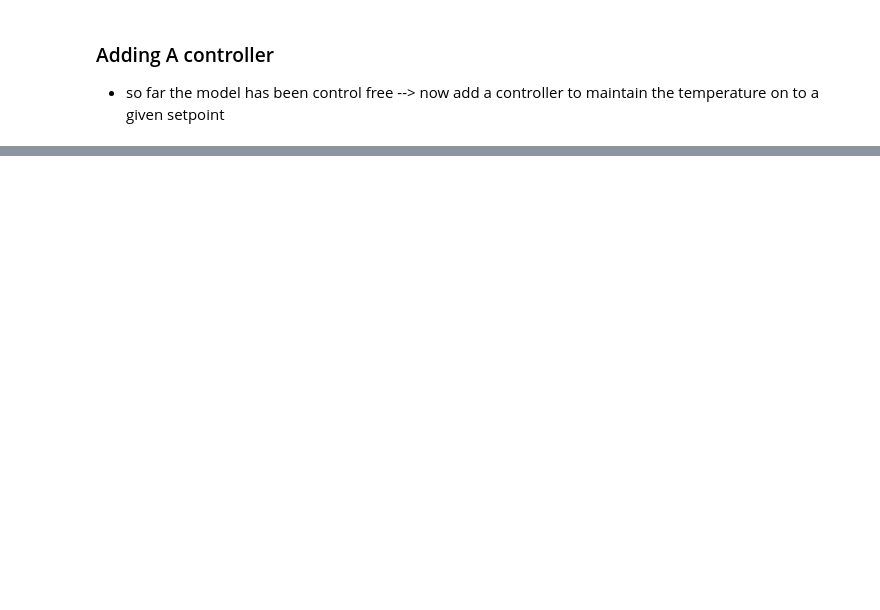
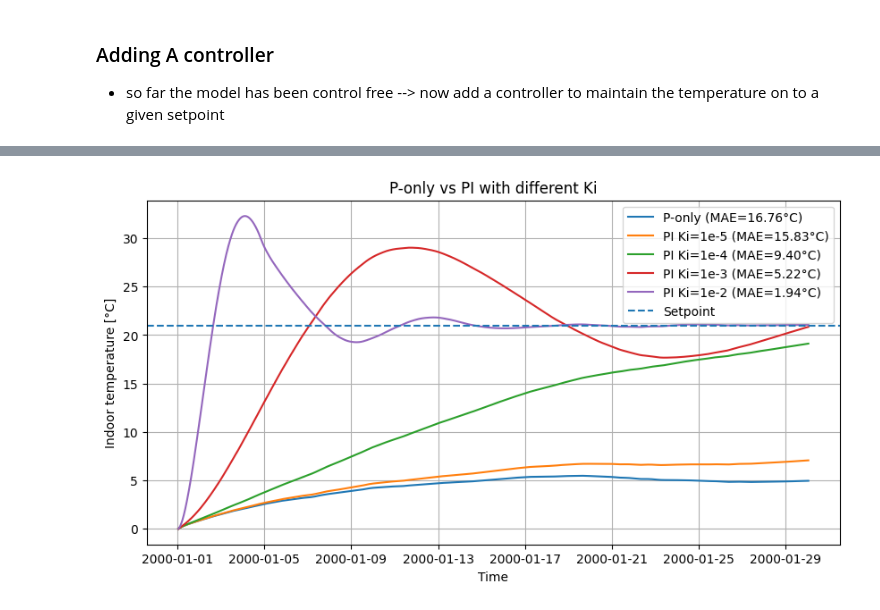
Before and after one commit to bethagle/-dm4bem_bethagle, a Jupyter notebook: experiment.ipynb, the cells around one changed output, grey strips where cells are left out. Cells and saved outputs as stored; diff of their text form; code cells hidden in the pictures; blank space fills up the shorter version.

```diff
--- a/experiment.ipynb
+++ b/experiment.ipynb
@@ -540,0 +810,85 @@ plt.show()
+# %%
+import numpy as np
+import matplotlib.pyplot as plt
+
+
+u_base = np.vstack([air_temp, solar_rad_wall])
+u_base = np.vstack([u_base, np.zeros((1, met.shape[0]), dtype=float)])
+
+i_air = -1
+Ieye = np.eye(As.shape[0])
+Pmin, Pmax = 0.0, 3000.0
+Kp = 1.1
+Ki_sweep = [0.0, 1e-5, 1e-4, 1e-3, 1e-2]
+labels = ["P-only", "PI Ki=1e-5", "PI Ki=1e-4", "PI Ki=1e-3", "PI Ki=1e-2"]
+
+def simulate_PI(Kp, Ki, dt):
+    """ISA PI: u = Kp * (e + (1/Ti) ∫e dt), with Ti = Kp/Ki; D=0."""
+    Ti = np.inf if Ki == 0 else (Kp / Ki)
+    theta = np.zeros((As.shape[0], met.shape[0]), dtype=float)
+    u = u_base.copy()  # fresh copy per run
+
+    I_term = 0.0
+    e_prev = 0.0
+
+    for k in range(met.shape[0] - 1):
+        T_in = float(theta[i_air, k])
+        e = T_setpoint - T_in
+
+        if np.isfinite(Ti):
+            I_candidate = I_term + (dt / Ti) * e
+        else:
+            I_candidate = I_term
+
+        u_cmd_unsat = Kp * (e + (I_candidate if np.isfinite(Ti) else 0.0))
+
+        u_cmd = np.clip(u_cmd_unsat, Pmin, Pmax)
+        pushing_high = (u_cmd >= Pmax) and (e > 0)
+        pushing_low  = (u_cmd <= Pmin) and (e < 0)
+        if not (pushing_high or pushing_low):
+            I_term = I_candidate
+
+        # Apply NOW (no one-step delay)
+        u[hvac_idx, k] = u_cmd
+
+        # Plant step
+        theta[:, k+1] = (Ieye + dt * As) @ theta[:, k] + dt * Bs @ u[:, k]
+
+        e_prev = e
+
+    T_indoor = theta[i_air, :]
+    mae = float(np.mean(np.abs(T_setpoint - T_indoor)))
+    return T_indoor, u[hvac_idx, :], mae
+
+
+results = []
+for Ki in Ki_sweep:
+    T_in, u_hvac, mae = simulate_PI(Kp, Ki, dt)
+    results.append({"Ki": Ki, "T_in": T_in, "u": u_hvac, "mae": mae})
+
+
+plt.figure(figsize=(10, 5))
+for res, lbl in zip(results, labels):
+    plt.plot(met.index, res["T_in"], label=f"{lbl} (MAE={res['mae']:.2f}°C)")
+plt.axhline(T_setpoint, linestyle="--", label="Setpoint")
+plt.xlabel("Time"); plt.ylabel("Indoor temperature [°C]")
+plt.title("P-only vs PI with different Ki")
+plt.grid(True); plt.legend(); plt.show()
+
+plt.figure(figsize=(8, 4))
+Ki_vals = [r["Ki"] for r in results]
+mae_vals = [r["mae"] for r in results]
+
+mae_ponly = mae_vals[0]
+plt.scatter([0], [mae_ponly], label="P-only", zorder=3)
+
+Ki_pos = [k for k in Ki_vals[1:]]
+mae_pos = mae_vals[1:]
+plt.plot(Ki_pos, mae_pos, "o-", label="PI (varying Ki)")
+
+plt.xscale("log")
+plt.xlabel("Ki [W/(K·s)] (log scale)"); plt.ylabel("Mean absolute error [°C]")
+plt.title("Average control error vs Ki")
+plt.grid(True, which="both"); plt.legend(); plt.show()
+# %% [output]
+[figure, added]
```
Also changed, not shown: parts of 103 cells of this notebook, 1 other file.
